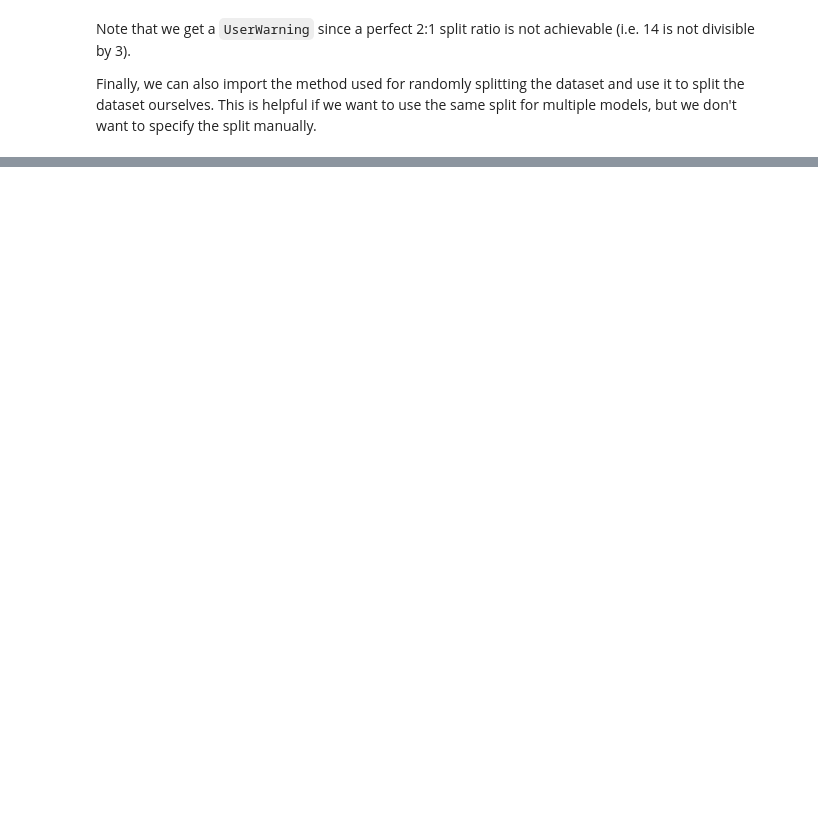
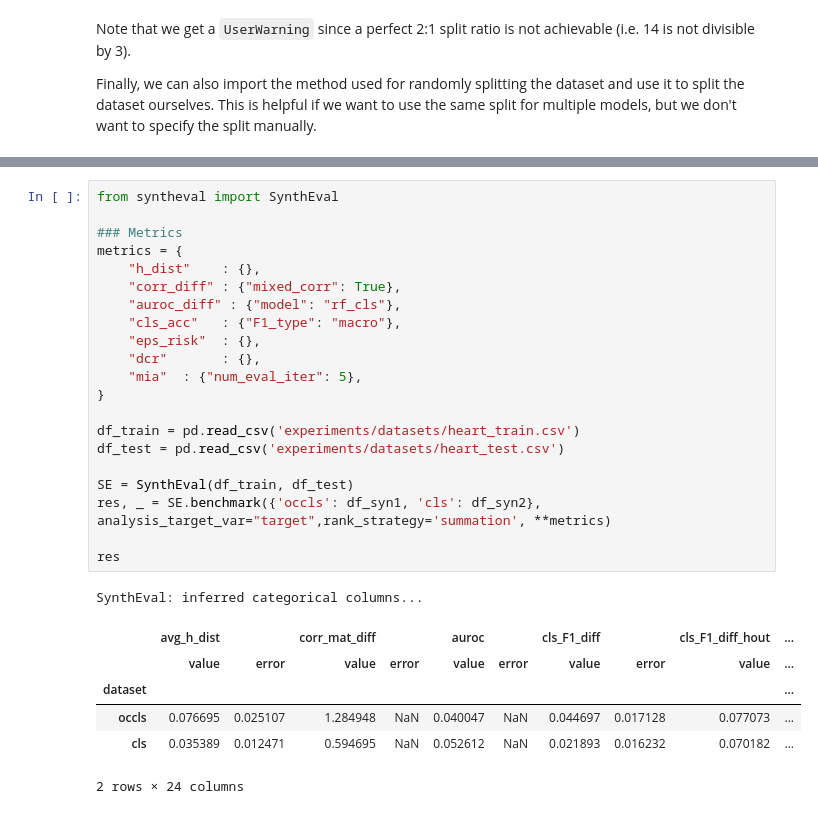
Before and after one commit to notna07/disjoint-synthetic-data-generation, a Jupyter notebook: 00_tutorial.ipynb, the cells around one changed output, grey strips where cells are left out. Cells and saved outputs as stored; diff of their text form; blank space fills up the shorter version.

```diff
--- a/00_tutorial.ipynb
+++ b/00_tutorial.ipynb
@@ -114,0 +143,29 @@ ValueError: The classifier model must have a predict_proba method
+# %%
+from syntheval import SynthEval
+
+### Metrics
+metrics = {
+    "h_dist"    : {},
+    "corr_diff" : {"mixed_corr": True},
+    "auroc_diff" : {"model": "rf_cls"},
+    "cls_acc"   : {"F1_type": "macro"},
+    "eps_risk"  : {},
+    "dcr"       : {},
+    "mia"  : {"num_eval_iter": 5},
+}
+
+df_train = pd.read_csv('experiments/datasets/heart_train.csv')
+df_test = pd.read_csv('experiments/datasets/heart_test.csv')
+
+SE = SynthEval(df_train, df_test)
+res, _ = SE.benchmark({'occls': df_syn1, 'cls': df_syn2}, analysis_target_var="target",rank_strategy='summation', **metrics)
+
+res
+# %% [output]
+SynthEval: inferred categorical columns...
+|  | avg_h_dist |  | corr_mat_diff |  | auroc |  | cls_F1_diff |  | cls_F1_diff_hout | ... |
+|  | value | error | value | error | value | error | value | error | value | ... |
+| dataset |  |  |  |  |  |  |  |  |  | ... |
+| occls | 0.076695 | 0.025107 | 1.284948 | NaN | 0.040047 | NaN | 0.044697 | 0.017128 | 0.077073 | ... |
+| cls | 0.035389 | 0.012471 | 0.594695 | NaN | 0.052612 | NaN | 0.021893 | 0.016232 | 0.070182 | ... |
+2 rows × 24 columns
```
Also changed, not shown: parts of 7 cells of this notebook, 2 other files.
